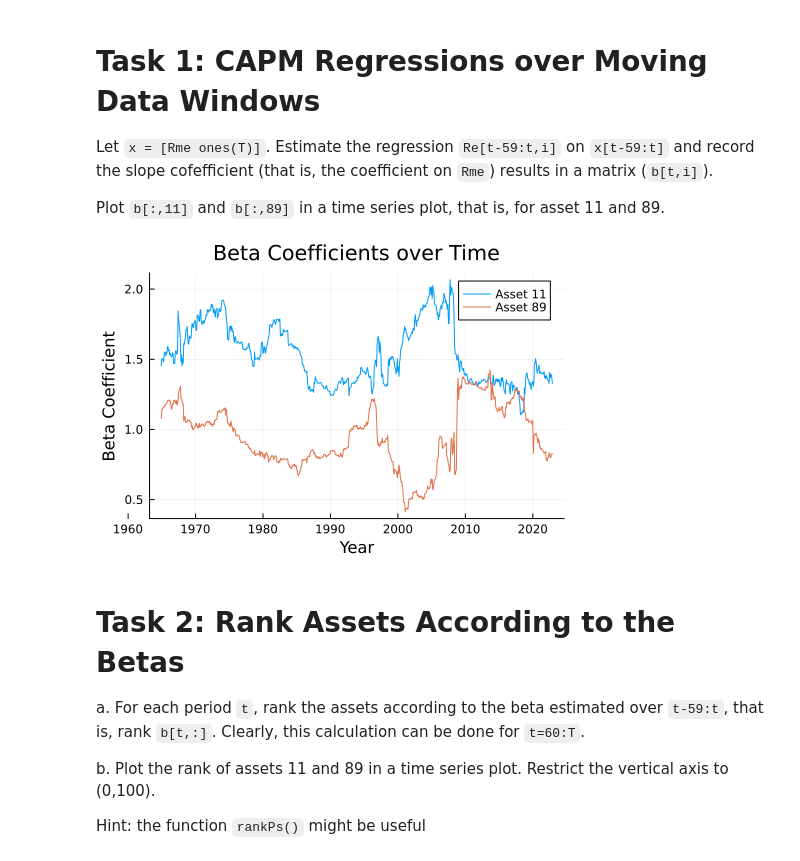
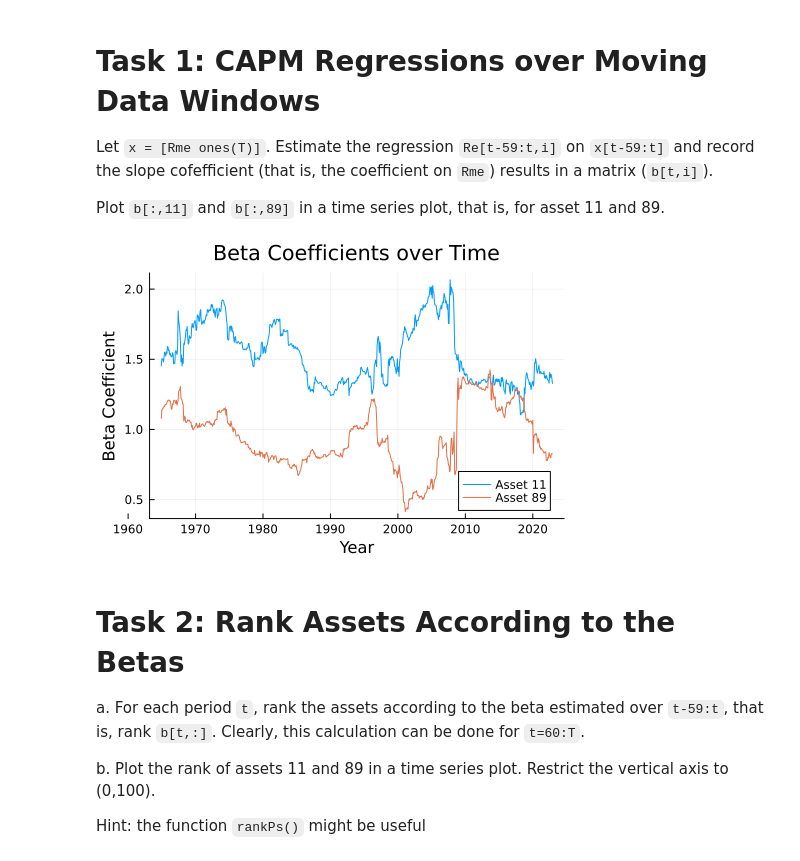
Before and after one commit to bamertl/juliaClass, a Jupyter notebook: Exam2.ipynb, the cells around one changed output. Drawn from its saved outputs; the diff is of its cells as text; code cells hidden in the pictures.

```diff
--- a/Exam2.ipynb
+++ b/Exam2.ipynb
@@ -48,34 +48,17 @@ Plot `b[:,11]` and `b[:,89]` in a time series plot, that is, for asset 11 and 89
 # %%
 # Given: Re, Rf, Rme, R
 # Re = Rf + β*(Rm - Rf)
 # β = Covariance (Re, Rm) / Variance (Rm)
 window_size = 60
-b = zeros(T, n)
-for i in 1:n
-    # this time no homebrew covariance and variance calculations :)
-    b[window_size:end, i] = [cov(Re[t-window_size+1:t, i], Rme[t-window_size+1:t]) / var(Rme[t-window_size+1:t]) for t in window_size:T]
-end
+b = [cov(Re[t-window_size+1:t, i], Rme[t-window_size+1:t]) / var(Rme[t-window_size+1:t]) for i in 1:n, t in window_size:T]
+plot_dates = dN[window_size:T]
+year_ticks = collect(1960:10:2022)  # Generate ticks for every 10 year
+date_ticks = [Date(y, 1, 1) for y in year_ticks] # This is needed for the ticks to work
+
+plot(plot_dates, b[11,:], label = "Asset 11", title = "Beta Coefficients over Time", xlabel = "Year", xticks=(date_ticks, string.(year_ticks)), ylabel = "Beta Coefficient", legend = :bottomright)
+plot!(plot_dates, b[89,:], label = "Asset 89")
+# %% [output]
+[figure, added]
-# %%
-year_only(x) = Dates.format(Date(x), "yyyy")
-
-start_index_11 = findfirst(x -> x != 0, b[:, 11])
-start_index_89 = findfirst(x -> x != 0, b[:, 89])
-
-plot_dates_11 = dN[start_index_11:end]
-plot_dates_89 = dN[start_index_89:end]
-plot_betas_11 = b[start_index_11:end, 11]
-plot_betas_89 = b[start_index_89:end, 89]
-
-start_year = 1960
-end_year = Dates.year(maximum(plot_dates_89))
-next_decade = Int(ceil(end_year / 10) * 10)
-year_ticks = collect(start_year:10:next_decade)  # Generate ticks for every 10 year
-date_ticks = [Date(y, 1, 1) for y in year_ticks] # This is needed for the ticks to work
-
-plot(plot_dates_11, plot_betas_11, label = "Asset 11", title = "Beta Coefficients over Time", xlabel = "Year", ylabel = "Beta Coefficient", xticks = (date_ticks, string.(year_ticks)), legend = :topright)
-plot!(plot_dates_89, plot_betas_89, label = "Asset 89")
-# %% [output]
-[figure, removed]
 # %% [markdown]
 # Task 2: Rank Assets According to the Betas
 
```
Also changed, not shown: parts of 2 cells of this notebook.
